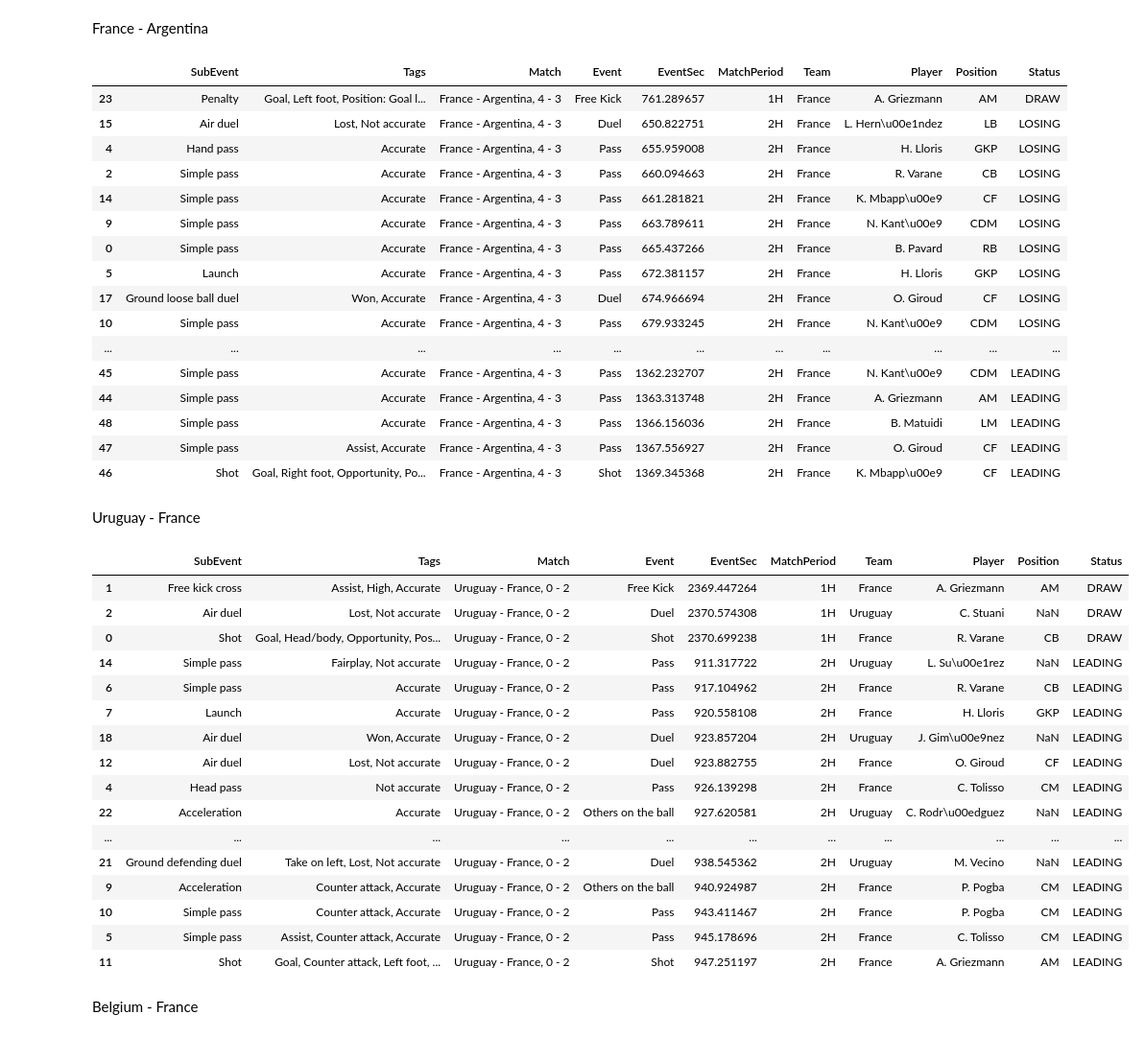
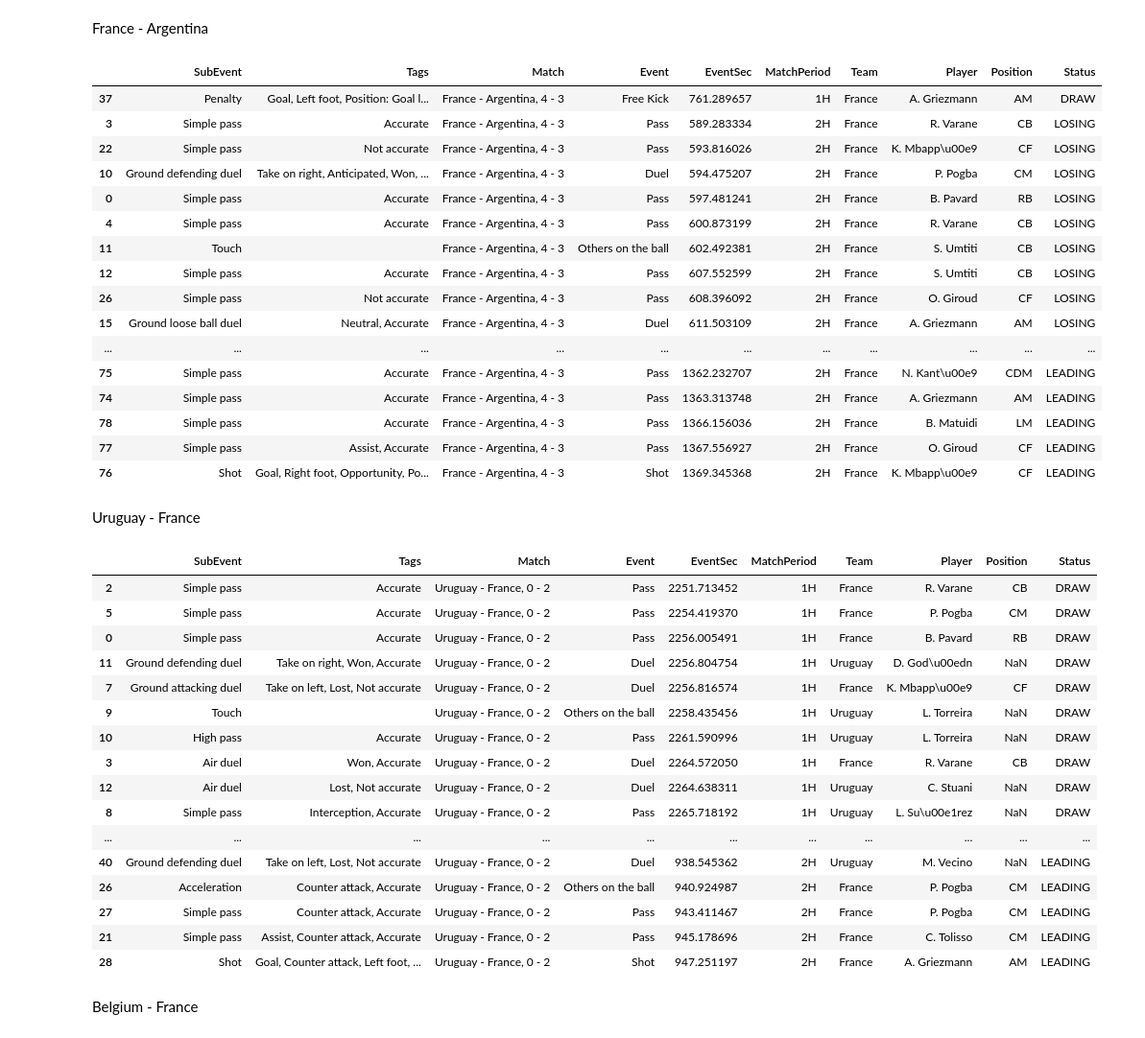
Before and after one commit to MrSachin7/ProcessMiningProject, a Jupyter notebook: Data_preparation/index.ipynb, the cells around one changed output. Shown: that part at 96% size. Cells and saved outputs as stored; diff of their text form; code cells hidden in the pictures.

```diff
--- a/Data_preparation/index.ipynb
+++ b/Data_preparation/index.ipynb
@@ -422,51 +422,51 @@ events_denmark
 # %% [markdown]
 France - Argentina
 # %%
-events_argentina = events_before_goal_by_minutes(data, 'Argentina', minutes=1)
+events_argentina = events_before_goal_by_minutes(data, 'Argentina', minutes=2)
 events_argentina[events_argentina['Team'] == 'France']
 # %% [output]
 |  | SubEvent | Tags | Match | Event | EventSec | MatchPeriod | Team | Player | Position | Status |
-| 23 | Penalty | Goal, Left foot, Position: Goal l... | France - Argentina, 4 - 3 | Free Kick | 761.289657 | 1H | France | A. Griezmann | AM | DRAW |
-| 15 | Air duel | Lost, Not accurate | France - Argentina, 4 - 3 | Duel | 650.822751 | 2H | France | L. Hern\u00e1ndez | LB | LOSING |
-| 4 | Hand pass | Accurate | France - Argentina, 4 - 3 | Pass | 655.959008 | 2H | France | H. Lloris | GKP | LOSING |
-| 2 | Simple pass | Accurate | France - Argentina, 4 - 3 | Pass | 660.094663 | 2H | France | R. Varane | CB | LOSING |
-| 14 | Simple pass | Accurate | France - Argentina, 4 - 3 | Pass | 661.281821 | 2H | France | K. Mbapp\u00e9 | CF | LOSING |
-| 9 | Simple pass | Accurate | France - Argentina, 4 - 3 | Pass | 663.789611 | 2H | France | N. Kant\u00e9 | CDM | LOSING |
-| 0 | Simple pass | Accurate | France - Argentina, 4 - 3 | Pass | 665.437266 | 2H | France | B. Pavard | RB | LOSING |
-| 5 | Launch | Accurate | France - Argentina, 4 - 3 | Pass | 672.381157 | 2H | France | H. Lloris | GKP | LOSING |
-| 17 | Ground loose ball duel | Won, Accurate | France - Argentina, 4 - 3 | Duel | 674.966694 | 2H | France | O. Giroud | CF | LOSING |
-| 10 | Simple pass | Accurate | France - Argentina, 4 - 3 | Pass | 679.933245 | 2H | France | N. Kant\u00e9 | CDM | LOSING |
+| 37 | Penalty | Goal, Left foot, Position: Goal l... | France - Argentina, 4 - 3 | Free Kick | 761.289657 | 1H | France | A. Griezmann | AM | DRAW |
+| 3 | Simple pass | Accurate | France - Argentina, 4 - 3 | Pass | 589.283334 | 2H | France | R. Varane | CB | LOSING |
+| 22 | Simple pass | Not accurate | France - Argentina, 4 - 3 | Pass | 593.816026 | 2H | France | K. Mbapp\u00e9 | CF | LOSING |
+| 10 | Ground defending duel | Take on right, Anticipated, Won, ... | France - Argentina, 4 - 3 | Duel | 594.475207 | 2H | France | P. Pogba | CM | LOSING |
+| 0 | Simple pass | Accurate | France - Argentina, 4 - 3 | Pass | 597.481241 | 2H | France | B. Pavard | RB | LOSING |
+| 4 | Simple pass | Accurate | France - Argentina, 4 - 3 | Pass | 600.873199 | 2H | France | R. Varane | CB | LOSING |
+| 11 | Touch |  | France - Argentina, 4 - 3 | Others on the ball | 602.492381 | 2H | France | S. Umtiti | CB | LOSING |
+| 12 | Simple pass | Accurate | France - Argentina, 4 - 3 | Pass | 607.552599 | 2H | France | S. Umtiti | CB | LOSING |
+| 26 | Simple pass | Not accurate | France - Argentina, 4 - 3 | Pass | 608.396092 | 2H | France | O. Giroud | CF | LOSING |
+| 15 | Ground loose ball duel | Neutral, Accurate | France - Argentina, 4 - 3 | Duel | 611.503109 | 2H | France | A. Griezmann | AM | LOSING |
 | ... | ... | ... | ... | ... | ... | ... | ... | ... | ... | ... |
-| 45 | Simple pass | Accurate | France - Argentina, 4 - 3 | Pass | 1362.232707 | 2H | France | N. Kant\u00e9 | CDM | LEADING |
-| 44 | Simple pass | Accurate | France - Argentina, 4 - 3 | Pass | 1363.313748 | 2H | France | A. Griezmann | AM | LEADING |
-| 48 | Simple pass | Accurate | France - Argentina, 4 - 3 | Pass | 1366.156036 | 2H | France | B. Matuidi | LM | LEADING |
-| 47 | Simple pass | Assist, Accurate | France - Argentina, 4 - 3 | Pass | 1367.556927 | 2H | France | O. Giroud | CF | LEADING |
-| 46 | Shot | Goal, Right foot, Opportunity, Po... | France - Argentina, 4 - 3 | Shot | 1369.345368 | 2H | France | K. Mbapp\u00e9 | CF | LEADING |
+| 75 | Simple pass | Accurate | France - Argentina, 4 - 3 | Pass | 1362.232707 | 2H | France | N. Kant\u00e9 | CDM | LEADING |
+| 74 | Simple pass | Accurate | France - Argentina, 4 - 3 | Pass | 1363.313748 | 2H | France | A. Griezmann | AM | LEADING |
+| 78 | Simple pass | Accurate | France - Argentina, 4 - 3 | Pass | 1366.156036 | 2H | France | B. Matuidi | LM | LEADING |
+| 77 | Simple pass | Assist, Accurate | France - Argentina, 4 - 3 | Pass | 1367.556927 | 2H | France | O. Giroud | CF | LEADING |
+| 76 | Shot | Goal, Right foot, Opportunity, Po... | France - Argentina, 4 - 3 | Shot | 1369.345368 | 2H | France | K. Mbapp\u00e9 | CF | LEADING |
 # %%
 events_argentina_france = events_argentina[events_argentina['Team'] == 'France']
 # %% [markdown]
 Uruguay - France
 # %%
-events_uruguay = events_before_goal_by_minutes(data, 'Uruguay', minutes=1)
+events_uruguay = events_before_goal_by_minutes(data, 'Uruguay', minutes=2)
 events_uruguay
 # %% [output]
 |  | SubEvent | Tags | Match | Event | EventSec | MatchPeriod | Team | Player | Position | Status |
-| 1 | Free kick cross | Assist, High, Accurate | Uruguay - France, 0 - 2 | Free Kick | 2369.447264 | 1H | France | A. Griezmann | AM | DRAW |
-| 2 | Air duel | Lost, Not accurate | Uruguay - France, 0 - 2 | Duel | 2370.574308 | 1H | Uruguay | C. Stuani | NaN | DRAW |
-| 0 | Shot | Goal, Head/body, Opportunity, Pos... | Uruguay - France, 0 - 2 | Shot | 2370.699238 | 1H | France | R. Varane | CB | DRAW |
-| 14 | Simple pass | Fairplay, Not accurate | Uruguay - France, 0 - 2 | Pass | 911.317722 | 2H | Uruguay | L. Su\u00e1rez | NaN | LEADING |
-| 6 | Simple pass | Accurate | Uruguay - France, 0 - 2 | Pass | 917.104962 | 2H | France | R. Varane | CB | LEADING |
-| 7 | Launch | Accurate | Uruguay - France, 0 - 2 | Pass | 920.558108 | 2H | France | H. Lloris | GKP | LEADING |
-| 18 | Air duel | Won, Accurate | Uruguay - France, 0 - 2 | Duel | 923.857204 | 2H | Uruguay | J. Gim\u00e9nez | NaN | LEADING |
-| 12 | Air duel | Lost, Not accurate | Uruguay - France, 0 - 2 | Duel | 923.882755 | 2H | France | O. Giroud | CF | LEADING |
-| 4 | Head pass | Not accurate | Uruguay - France, 0 - 2 | Pass | 926.139298 | 2H | France | C. Tolisso | CM | LEADING |
-| 22 | Acceleration | Accurate | Uruguay - France, 0 - 2 | Others on the ball | 927.620581 | 2H | Uruguay | C. Rodr\u00edguez | NaN | LEADING |
+| 2 | Simple pass | Accurate | Uruguay - France, 0 - 2 | Pass | 2251.713452 | 1H | France | R. Varane | CB | DRAW |
+| 5 | Simple pass | Accurate | Uruguay - France, 0 - 2 | Pass | 2254.419370 | 1H | France | P. Pogba | CM | DRAW |
+| 0 | Simple pass | Accurate | Uruguay - France, 0 - 2 | Pass | 2256.005491 | 1H | France | B. Pavard | RB | DRAW |
+| 11 | Ground defending duel | Take on right, Won, Accurate | Uruguay - France, 0 - 2 | Duel | 2256.804754 | 1H | Uruguay | D. God\u00edn | NaN | DRAW |
+| 7 | Ground attacking duel | Take on left, Lost, Not accurate | Uruguay - France, 0 - 2 | Duel | 2256.816574 | 1H | France | K. Mbapp\u00e9 | CF | DRAW |
+| 9 | Touch |  | Uruguay - France, 0 - 2 | Others on the ball | 2258.435456 | 1H | Uruguay | L. Torreira | NaN | DRAW |
+| 10 | High pass | Accurate | Uruguay - France, 0 - 2 | Pass | 2261.590996 | 1H | Uruguay | L. Torreira | NaN | DRAW |
+| 3 | Air duel | Won, Accurate | Uruguay - France, 0 - 2 | Duel | 2264.572050 | 1H | France | R. Varane | CB | DRAW |
+| 12 | Air duel | Lost, Not accurate | Uruguay - France, 0 - 2 | Duel | 2264.638311 | 1H | Uruguay | C. Stuani | NaN | DRAW |
+| 8 | Simple pass | Interception, Accurate | Uruguay - France, 0 - 2 | Pass | 2265.718192 | 1H | Uruguay | L. Su\u00e1rez | NaN | DRAW |
 | ... | ... | ... | ... | ... | ... | ... | ... | ... | ... | ... |
-| 21 | Ground defending duel | Take on left, Lost, Not accurate | Uruguay - France, 0 - 2 | Duel | 938.545362 | 2H | Uruguay | M. Vecino | NaN | LEADING |
-| 9 | Acceleration | Counter attack, Accurate | Uruguay - France, 0 - 2 | Others on the ball | 940.924987 | 2H | France | P. Pogba | CM | LEADING |
-| 10 | Simple pass | Counter attack, Accurate | Uruguay - France, 0 - 2 | Pass | 943.411467 | 2H | France | P. Pogba | CM | LEADING |
-| 5 | Simple pass | Assist, Counter attack, Accurate | Uruguay - France, 0 - 2 | Pass | 945.178696 | 2H | France | C. Tolisso | CM | LEADING |
-| 11 | Shot | Goal, Counter attack, Left foot, ... | Uruguay - France, 0 - 2 | Shot | 947.251197 | 2H | France | A. Griezmann | AM | LEADING |
+| 40 | Ground defending duel | Take on left, Lost, Not accurate | Uruguay - France, 0 - 2 | Duel | 938.545362 | 2H | Uruguay | M. Vecino | NaN | LEADING |
+| 26 | Acceleration | Counter attack, Accurate | Uruguay - France, 0 - 2 | Others on the ball | 940.924987 | 2H | France | P. Pogba | CM | LEADING |
+| 27 | Simple pass | Counter attack, Accurate | Uruguay - France, 0 - 2 | Pass | 943.411467 | 2H | France | P. Pogba | CM | LEADING |
+| 21 | Simple pass | Assist, Counter attack, Accurate | Uruguay - France, 0 - 2 | Pass | 945.178696 | 2H | France | C. Tolisso | CM | LEADING |
+| 28 | Shot | Goal, Counter attack, Left foot, ... | Uruguay - France, 0 - 2 | Shot | 947.251197 | 2H | France | A. Griezmann | AM | LEADING |
 # %%
 events_uruguay_france = events_uruguay[events_uruguay['Team'] == 'France']
 # %% [markdown]
```
Also changed, not shown: parts of 11 cells of this notebook, 15 other files.
